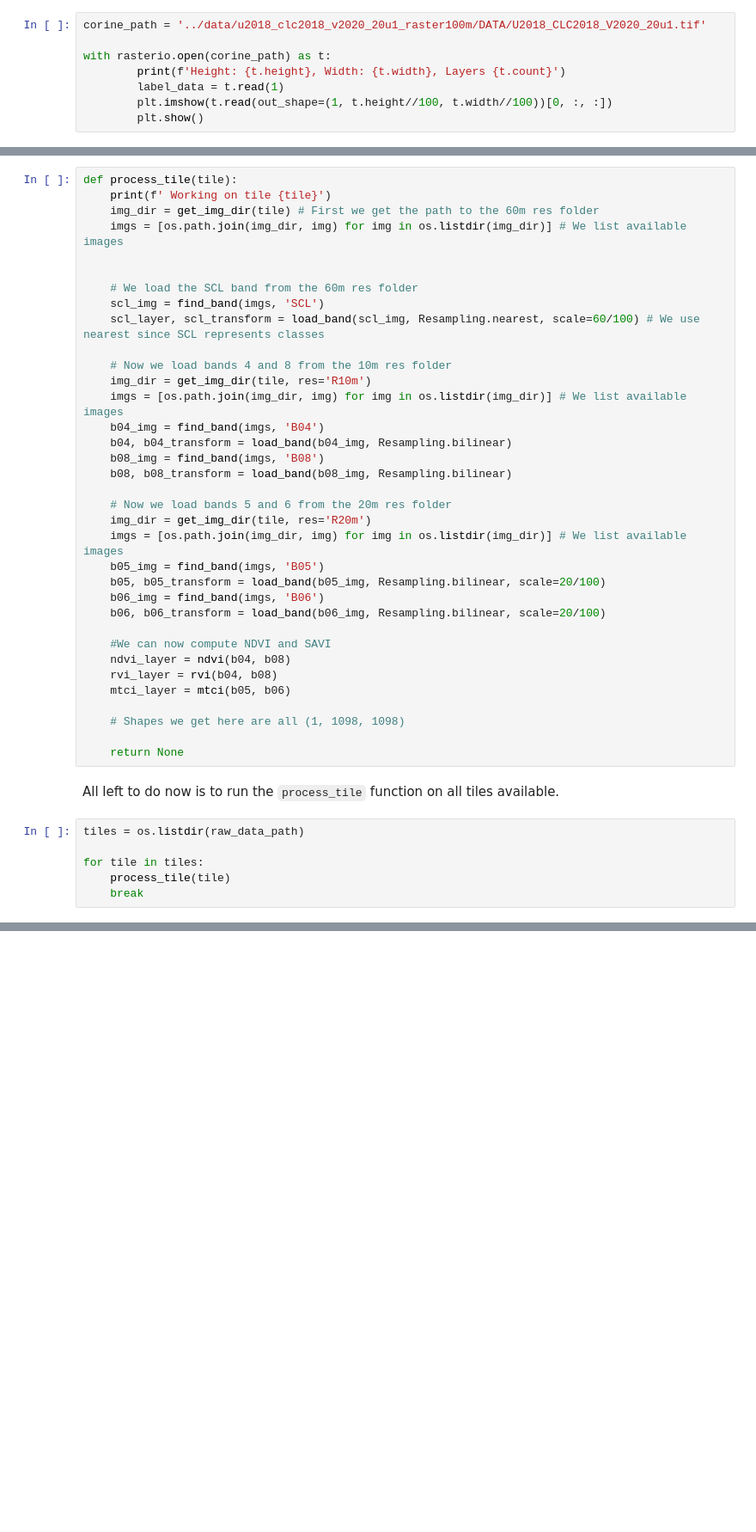
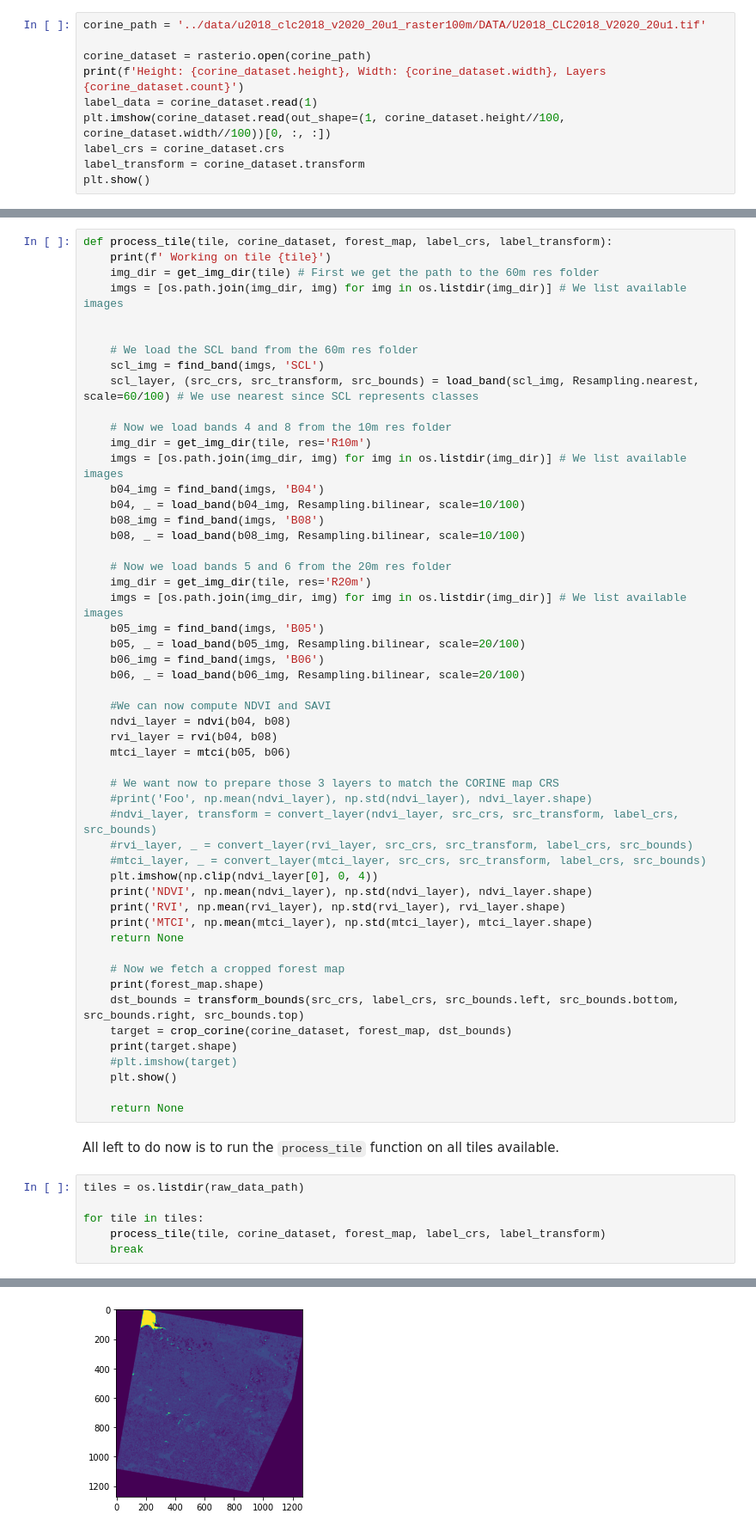
Before and after one commit to trog-levrai/forest-segmentation, a Jupyter notebook: notebooks/2 - Pre-processing.ipynb, the cells around one changed output, grey strips where cells are left out. Shown: that part at 86% size. Saved outputs shown, nothing was run; the diff lists cells and outputs as text; blank space fills up the shorter version.

```diff
--- a/notebooks/2 - Pre-processing.ipynb
+++ b/notebooks/2 - Pre-processing.ipynb
@@ -94,11 +120,13 @@ But first let's have a look at the data.
 # %%
 corine_path = '../data/u2018_clc2018_v2020_20u1_raster100m/DATA/U2018_CLC2018_V2020_20u1.tif'
 
-with rasterio.open(corine_path) as t:
-        print(f'Height: {t.height}, Width: {t.width}, Layers {t.count}')
-        label_data = t.read(1)
-        plt.imshow(t.read(out_shape=(1, t.height//100, t.width//100))[0, :, :])
-        plt.show()
+corine_dataset = rasterio.open(corine_path)
+print(f'Height: {corine_dataset.height}, Width: {corine_dataset.width}, Layers {corine_dataset.count}')
+label_data = corine_dataset.read(1)
+plt.imshow(corine_dataset.read(out_shape=(1, corine_dataset.height//100, corine_dataset.width//100))[0, :, :])
+label_crs = corine_dataset.crs
+label_transform = corine_dataset.transform
+plt.show()
 # %% [output]
 Height: 46000, Width: 65000, Layers 1
 [figure]
@@ -122,7 +174,7 @@ print(f'{100 * np.sum(forest_map) / forest_map.size:.2f}% of pixels are forest.'
 # %% [markdown]
 We declare here the function that will, given a tile, compute the features, mask it and save it into a multi layer image.
 # %%
-def process_tile(tile):
+def process_tile(tile, corine_dataset, forest_map, label_crs, label_transform):
     print(f' Working on tile {tile}')
     img_dir = get_img_dir(tile) # First we get the path to the 60m res folder
     imgs = [os.path.join(img_dir, img) for img in os.listdir(img_dir)] # We list available images
@@ -130,30 +182,47 @@ def process_tile(tile):
 
     # We load the SCL band from the 60m res folder
     scl_img = find_band(imgs, 'SCL')
-    scl_layer, scl_transform = load_band(scl_img, Resampling.nearest, scale=60/100) # We use nearest since SCL represents classes
+    scl_layer, (src_crs, src_transform, src_bounds) = load_band(scl_img, Resampling.nearest, scale=60/100) # We use nearest since SCL represents classes
 
     # Now we load bands 4 and 8 from the 10m res folder
     img_dir = get_img_dir(tile, res='R10m')
     imgs = [os.path.join(img_dir, img) for img in os.listdir(img_dir)] # We list available images
     b04_img = find_band(imgs, 'B04')
-    b04, b04_transform = load_band(b04_img, Resampling.bilinear)
+    b04, _ = load_band(b04_img, Resampling.bilinear, scale=10/100)
     b08_img = find_band(imgs, 'B08')
-    b08, b08_transform = load_band(b08_img, Resampling.bilinear)
+    b08, _ = load_band(b08_img, Resampling.bilinear, scale=10/100)
 
     # Now we load bands 5 and 6 from the 20m res folder
     img_dir = get_img_dir(tile, res='R20m')
     imgs = [os.path.join(img_dir, img) for img in os.listdir(img_dir)] # We list available images
     b05_img = find_band(imgs, 'B05')
-    b05, b05_transform = load_band(b05_img, Resampling.bilinear, scale=20/100)
+    b05, _ = load_band(b05_img, Resampling.bilinear, scale=20/100)
     b06_img = find_band(imgs, 'B06')
-    b06, b06_transform = load_band(b06_img, Resampling.bilinear, scale=20/100)
+    b06, _ = load_band(b06_img, Resampling.bilinear, scale=20/100)
 
     #We can now compute NDVI and SAVI
     ndvi_layer = ndvi(b04, b08)
     rvi_layer = rvi(b04, b08)
     mtci_layer = mtci(b05, b06)
 
-    # Shapes we get here are all (1, 1098, 1098)
+    # We want now to prepare those 3 layers to match the CORINE map CRS
+    #print('Foo', np.mean(ndvi_layer), np.std(ndvi_layer), ndvi_layer.shape)
+    #ndvi_layer, transform = convert_layer(ndvi_layer, src_crs, src_transform, label_crs, src_bounds)
+    #rvi_layer, _ = convert_layer(rvi_layer, src_crs, src_transform, label_crs, src_bounds)
+    #mtci_layer, _ = convert_layer(mtci_layer, src_crs, src_transform, label_crs, src_bounds)
+    plt.imshow(np.clip(ndvi_layer[0], 0, 4))
+    print('NDVI', np.mean(ndvi_layer), np.std(ndvi_layer), ndvi_layer.shape)
+    print('RVI', np.mean(rvi_layer), np.std(rvi_layer), rvi_layer.shape)
+    print('MTCI', np.mean(mtci_layer), np.std(mtci_layer), mtci_layer.shape)
+    return None
+
+    # Now we fetch a cropped forest map
+    print(forest_map.shape)
+    dst_bounds = transform_bounds(src_crs, label_crs, src_bounds.left, src_bounds.bottom, src_bounds.right, src_bounds.top)
+    target = crop_corine(corine_dataset, forest_map, dst_bounds)
+    print(target.shape)
+    #plt.imshow(target)
+    plt.show()
 
     return None
 # %% [markdown]
@@ -162,7 +231,7 @@ All left to do now is to run the `process_tile` function on all tiles available.
 tiles = os.listdir(raw_data_path)
 
 for tile in tiles:
-    process_tile(tile)
+    process_tile(tile, corine_dataset, forest_map, label_crs, label_transform)
     break
 # %% [output]
  Working on tile S2A_MSIL2A_20200625T110631_N0214_R137_T30UXU_20200625T122333.SAFE
@@ -172,0 +251 @@ for tile in tiles:
+[figure, added]
```
Also changed, not shown: parts of 11 cells of this notebook, 4 other files.
